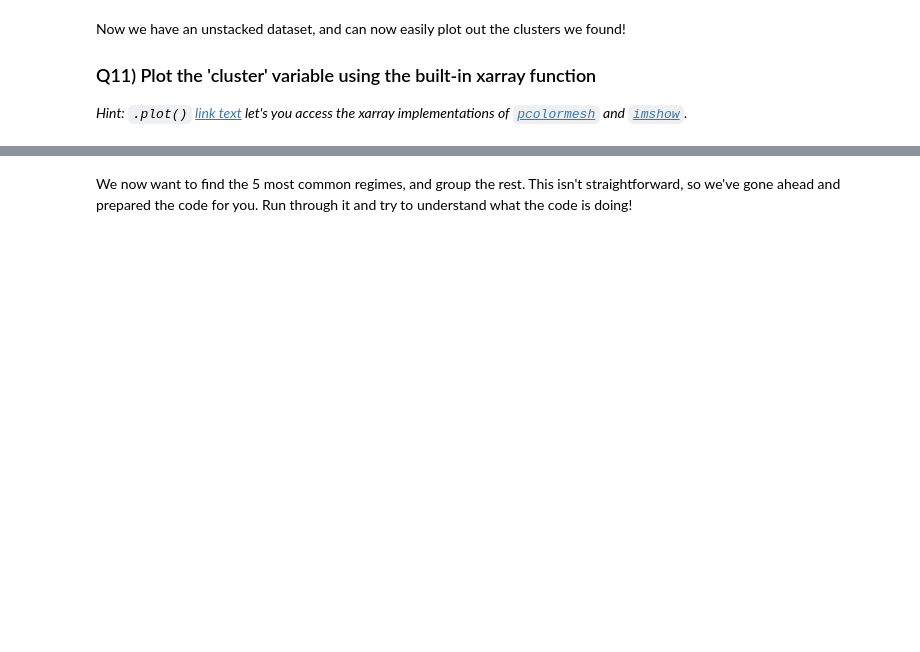
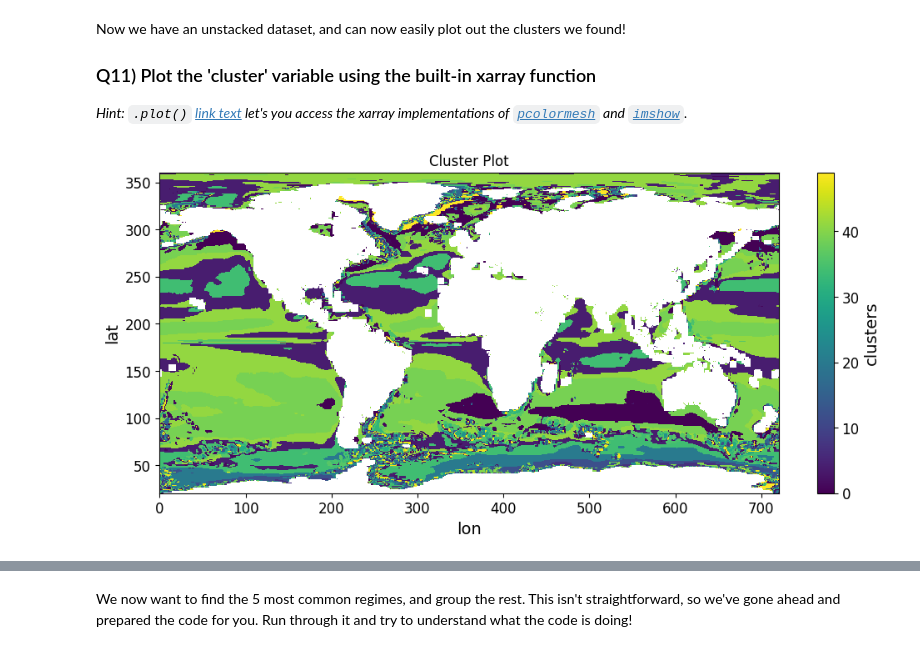
Before and after one commit to louiseebetse/2024_MLEES, a Jupyter notebook: Labs/S3_3_THOR.ipynb, the cells around one changed output, grey strips where cells are left out. Drawn from its saved outputs; the diff is of its cells as text; code cells hidden in the pictures; blank space fills up the shorter version.

```diff
--- a/Labs/S3_3_THOR.ipynb
+++ b/Labs/S3_3_THOR.ipynb
@@ -300,6 +313,7 @@ In previous classes we discussed the importance of the scaling the data before i
 *Hint 2: Update the input array to the one returned by the [`.fit_transform(X)`](https://scikit-learn.org/stable/modules/generated/sklearn.preprocessing.StandardScaler.html#sklearn.preprocessing.StandardScaler.fit_transform) method*
 # %%
 #Write your scaling code here
+input_data = StandardScaler().fit_transform(input_data)
 # %% [markdown]
 Now we're finally ready to train our algorithm! Let's load up the kmeans model and find clusters in our data.
 
@@ -312,9 +326,9 @@ Now we're finally ready to train our algorithm! Let's load up the kmeans model a
 *Warning! : Fitting the data may take some time (under a minute during the testing of the notebook)
 # %%
 # Complete the code
-kmeans = cluster._____(________ =50,  # Number of clusters
-                        ________ =42, # setting a random state
-                        ________ =10, # Number of initial centroid states to try
+kmeans = cluster.KMeans(n_clusters =50,  # Number of clusters
+                        random_state =42, # setting a random state
+                        n_init =10, # Number of initial centroid states to try
                        verbose = 1)   # Verbosity so we know things are working
 # %%
-cluster_labels = kmeans.______(____) # Feed in out scaled input data!
+cluster_labels = kmeans.fit_predict(input_data) # Feed in out scaled input data!
@@ -332,4 +368,4 @@ We now have a set of labels, but they're stored in a flattened array. Since we'd
 *Hint*: xarrays have an [`.unstack` method](https://xarray.pydata.org/en/stable/generated/xarray.DataArray.unstack.html) that you will find to be very useful for this.
 # %%
 # Complete the code:
-processed_ds = ds.____()
+processed_ds = stacked.unstack()
@@ -338,6 +389,17 @@ Now we have an unstacked dataset, and can now easily plot out the clusters we fo
 
 ### Q11) Plot the 'cluster' variable using the built-in xarray function
 *Hint: `.plot()` [link text](https://xarray.pydata.org/en/stable/generated/xarray.DataArray.plot.html) let's you access the xarray implementations of [`pcolormesh`](https://matplotlib.org/3.1.1/api/_as_gen/matplotlib.pyplot.pcolormesh.html) and [`imshow`](https://matplotlib.org/3.1.1/api/_as_gen/matplotlib.pyplot.imshow.html).*
+# %%
+import matplotlib.pyplot as plt
+plt.figure(figsize=(12, 5))
+# Assuming 'cluster' is a variable in your processed_ds dataset
+processed_ds['clusters'].plot()
+
+# Optional: Customize the plot
+plt.title('Cluster Plot')
+plt.show()
+# %% [output]
+[figure, added]
 # %% [markdown]
 Compare your results to those from the paper:
 <img src='https://unils-my.sharepoint.com/:i:/g/personal/tom_beucler_unil_ch/EdLh6Ds0yVlFivyfIOXlV74B_G35dVz87GFagzylIG-gZA?download=1'>
```
Also changed, not shown: parts of 10 cells of this notebook.
